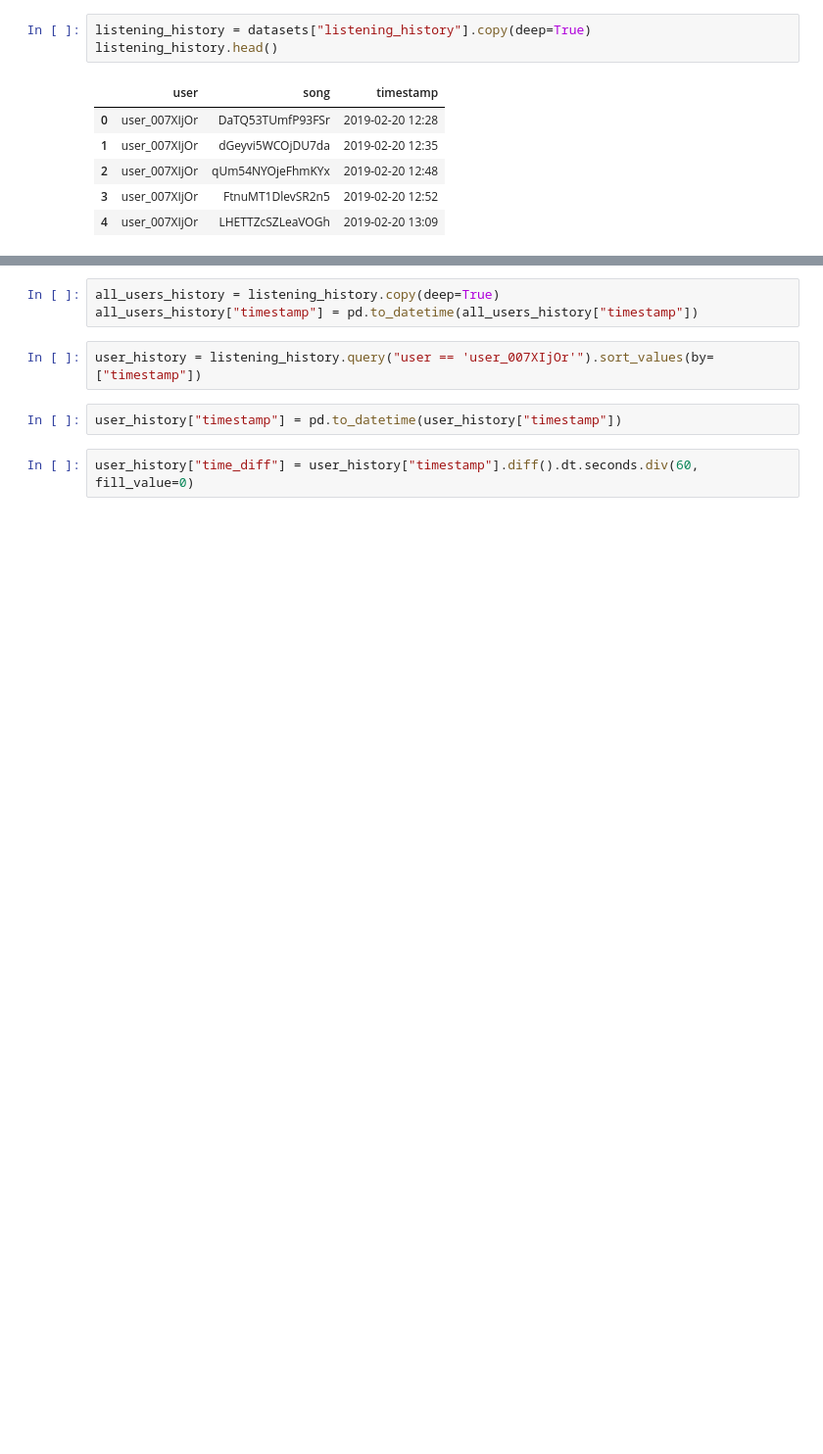
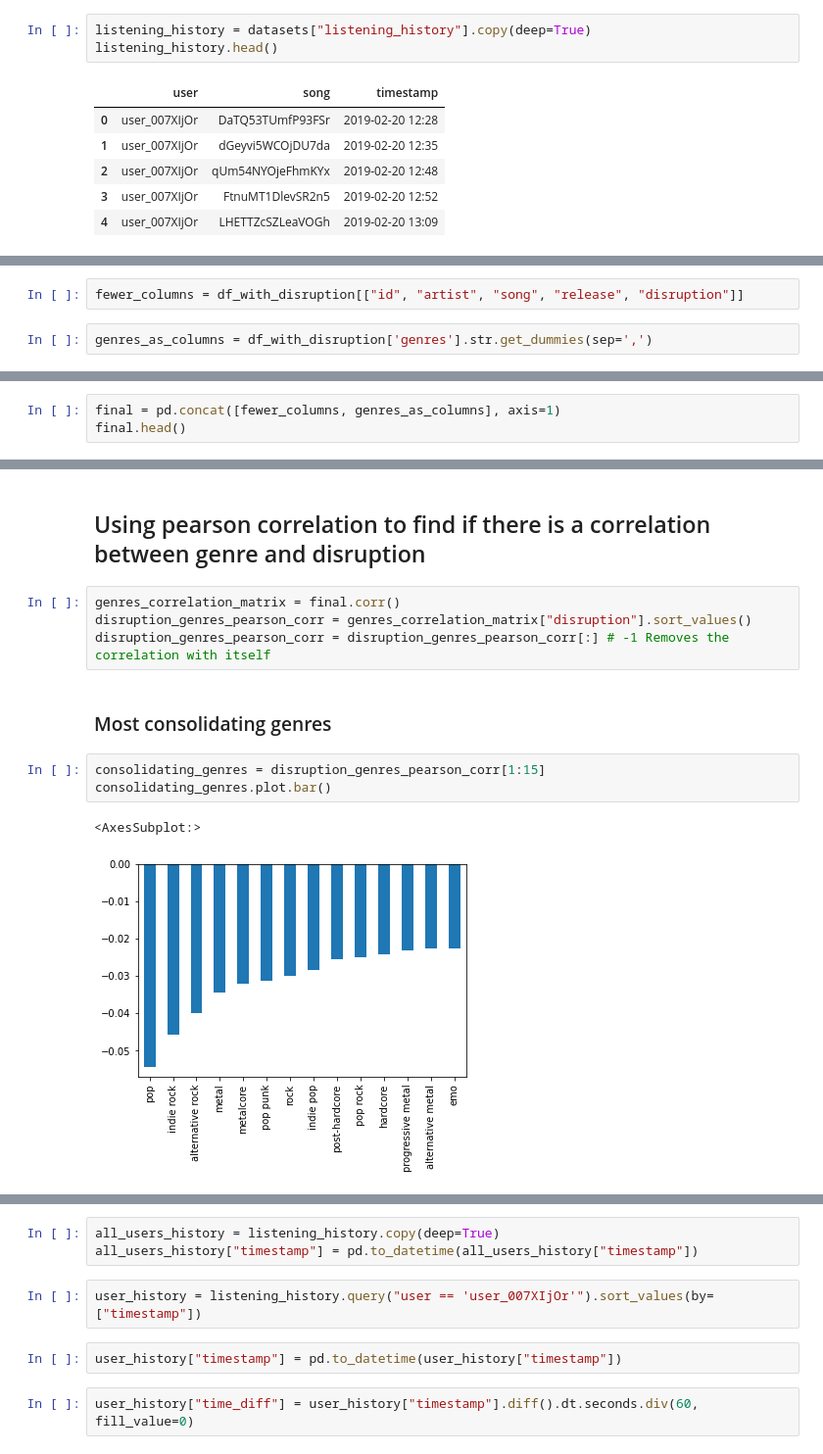
Before and after one commit to GiowGiow/Quantificando-a-Disrupcao-em-Redes-de-Similaridade-Musicais, a Jupyter notebook: code/3. analyzing_users_history.ipynb, the cells around one changed output, grey strips where cells are left out. Shown at 98% size. Cells and saved outputs as stored; diff of their text form; blank space fills up the shorter version.

Commit message:
Updating Notebooks - Disruption works a lot better now!

```diff
--- a/code/3. analyzing_users_history.ipynb
+++ b/code/3. analyzing_users_history.ipynb
@@ -45,0 +156,4 @@ listening_history.head()
+# %%
+fewer_columns = df_with_disruption[["id", "artist", "song", "release", "disruption"]]
+# %%
+genres_as_columns = df_with_disruption['genres'].str.get_dummies(sep=',')
@@ -45,0 +162,3 @@ listening_history.head()
+# %%
+final = pd.concat([fewer_columns, genres_as_columns], axis=1)
+final.head()
@@ -45,0 +173,14 @@ listening_history.head()
+# %% [markdown]
+## Using pearson correlation to find if there is a correlation between genre and disruption
+# %%
+genres_correlation_matrix = final.corr()
+disruption_genres_pearson_corr = genres_correlation_matrix["disruption"].sort_values()
+disruption_genres_pearson_corr = disruption_genres_pearson_corr[:] # -1 Removes the correlation with itself
+# %% [markdown]
+### Most consolidating genres
+# %%
+consolidating_genres = disruption_genres_pearson_corr[1:15]
+consolidating_genres.plot.bar()
+# %% [output]
+<AxesSubplot:>
+[figure, added]
```
Also changed, not shown: parts of 29 cells of this notebook, 8 other files.
